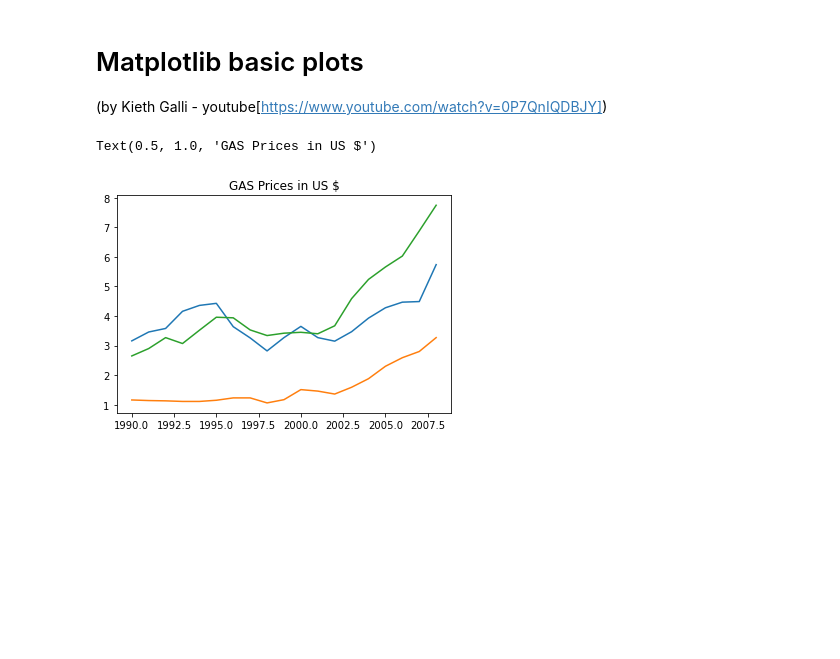
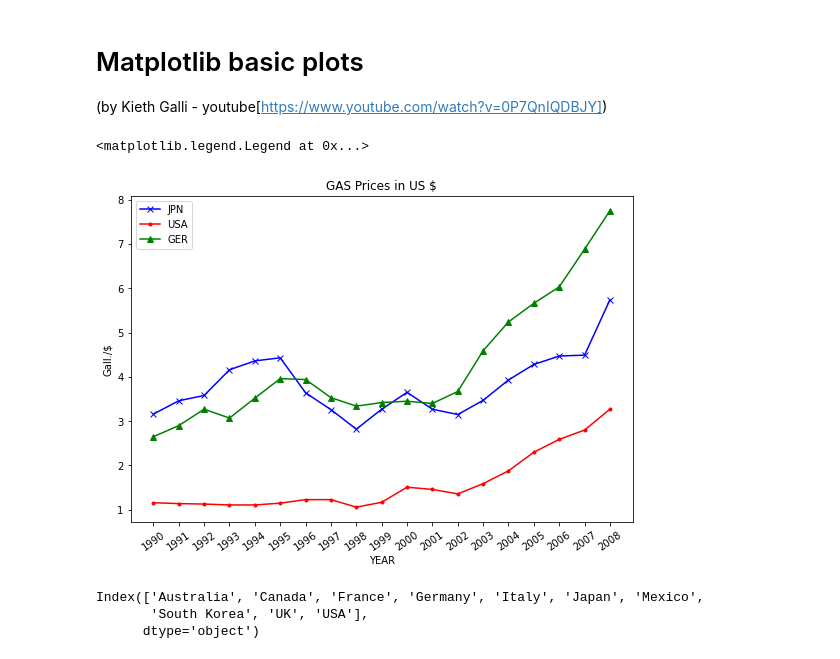
Before and after one commit to steingartpeter/ANACONDA, a Jupyter notebook: KG_MATPLOTLIB_BASICS.ipynb, the cells around one changed output. Saved outputs shown, nothing was run; the diff lists cells and outputs as text; code cells hidden in the pictures; blank space fills up the shorter version.

```diff
--- a/KG_MATPLOTLIB_BASICS.ipynb
+++ b/KG_MATPLOTLIB_BASICS.ipynb
@@ -20,13 +21,27 @@ plt.plot(gd.Year,gd['USA'])
 # Or three
 plt.plot(gd.Year,gd['Germany'])
 # %%
+# Now lets resize the plot
+plt.figure(figsize=(9,6))
 # Lets say it is too ugly, and pimp it up a bit
-plt.plot(gd.Year,gd.Japan)
-plt.plot(gd.Year,gd['USA'])
-plt.plot(gd.Year,gd['Germany'])
+plt.plot(gd.Year,gd['Japan'],'bx-')
+plt.plot(gd.Year,gd['USA'],'r.-')
+plt.plot(gd.Year,gd['Germany'],'g^-')
+# Add some lables/ticks
+plt.xticks(gd.Year,rotation=35)
+plt.xlabel('YEAR')
+plt.ylabel('Gall./$')
 
 # As a first step add a title
 plt.title("GAS Prices in US $")
+# Now add a legend a well
+plt.legend(['JPN','USA','GER'])
 # %% [output]
-Text(0.5, 1.0, 'GAS Prices in US $')
+<matplotlib.legend.Legend at 0x...>
-[figure, old version]
+[figure, new version]
+# %%
+print(gd.columns[1:])
+# %% [output]
+Index(['Australia', 'Canada', 'France', 'Germany', 'Italy', 'Japan', 'Mexico',
+       'South Korea', 'UK', 'USA'],
+      dtype='object')
```
Also changed, not shown: parts of 1 cell of this notebook.
